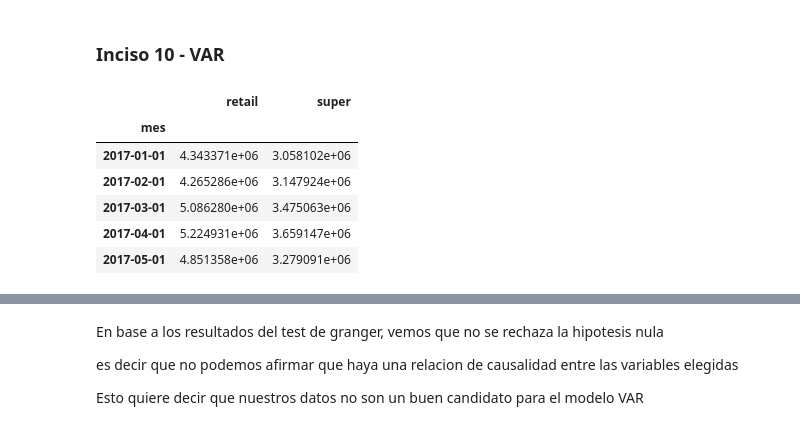
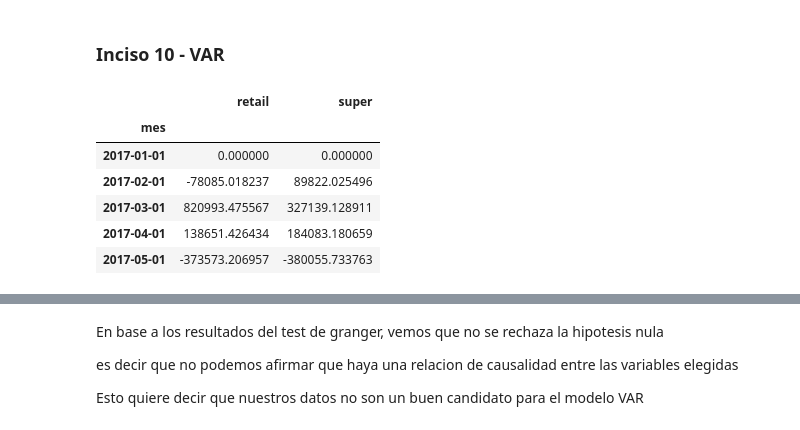
Before and after one commit to waldof86/AST, a Jupyter notebook: TP1/TP1 v4.ipynb, the cells around one changed output, grey strips where cells are left out. Drawn from its saved outputs; the diff is of its cells as text; code cells hidden in the pictures.

```diff
--- a/TP1/TP1 v4.ipynb
+++ b/TP1/TP1 v4.ipynb
@@ -405,6 +405,18 @@ df_vent['ventas_ajustado'] = corregir_usd_ipc(df_vent['ventas'], df_ipc['ipc_int
 df_cowork['ventas_ajustado'] = corregir_usd_ipc(df_cowork['ventas'], df_ipc['ipc_intermensual'], df_usd['blue'])
 df_retail['ventas_ajustado'] = corregir_usd_ipc(df_retail['ventas'], df_ipc['ipc_intermensual'], df_usd['blue'])
 df_super['ventas_ajustado'] = corregir_usd_ipc(df_super['ventas'], df_ipc['ipc_intermensual'], df_usd['blue'])
+
+df_vent['diff1'] = df_vent.ventas_ajustado.diff(periods = 1)
+df_vent.diff1[0] = 0
+
+df_cowork['diff1'] = df_cowork.ventas_ajustado.diff(periods = 1)
+df_cowork.diff1[0] = 0
+
+df_retail['diff1'] = df_retail.ventas_ajustado.diff(periods = 1)
+df_retail.diff1[0] = 0
+
+df_super['diff1'] = df_super.ventas_ajustado.diff(periods = 1)
+df_super.diff1[0] = 0
 # %%
 p1, axes = plt.subplots(4,1,figsize=(14,8), sharex=True, sharey=False )
 #axes[0].df_vent.ventas_ajustado.plot(figsize=(20,5), title = "Ventas Total", color='black')
@@ -1304,18 +1337,18 @@ df_err.style.apply(highlight_min, subset=['Akaike', 'MSE', 'MAE','RMSE','MAPE'])
 # %% [markdown]
 ### Inciso 10 - VAR
 # %%
-serieVAR = pd.concat([df_retail.ventas_ajustado, df_super.ventas_ajustado], axis=1)
+serieVAR = pd.concat([df_retail.diff1, df_super.diff1], axis=1)
 serieVAR.columns = ['retail','super']
 #serieVAR.dropna(inplace=True)
 serieVAR.head()
 # %% [output]
 |  | retail | super |
 | mes |  |  |
-| 2017-01-01 | 4.343371e+06 | 3.058102e+06 |
-| 2017-02-01 | 4.265286e+06 | 3.147924e+06 |
-| 2017-03-01 | 5.086280e+06 | 3.475063e+06 |
-| 2017-04-01 | 5.224931e+06 | 3.659147e+06 |
-| 2017-05-01 | 4.851358e+06 | 3.279091e+06 |
+| 2017-01-01 | 0.000000 | 0.000000 |
+| 2017-02-01 | -78085.018237 | 89822.025496 |
+| 2017-03-01 | 820993.475567 | 327139.128911 |
+| 2017-04-01 | 138651.426434 | 184083.180659 |
+| 2017-05-01 | -373573.206957 | -380055.733763 |
 # %%
 split = .8
 train2 = serieVAR.iloc[:round(len(serieVAR)*split)]
```
Also changed, not shown: parts of 22 cells of this notebook.
